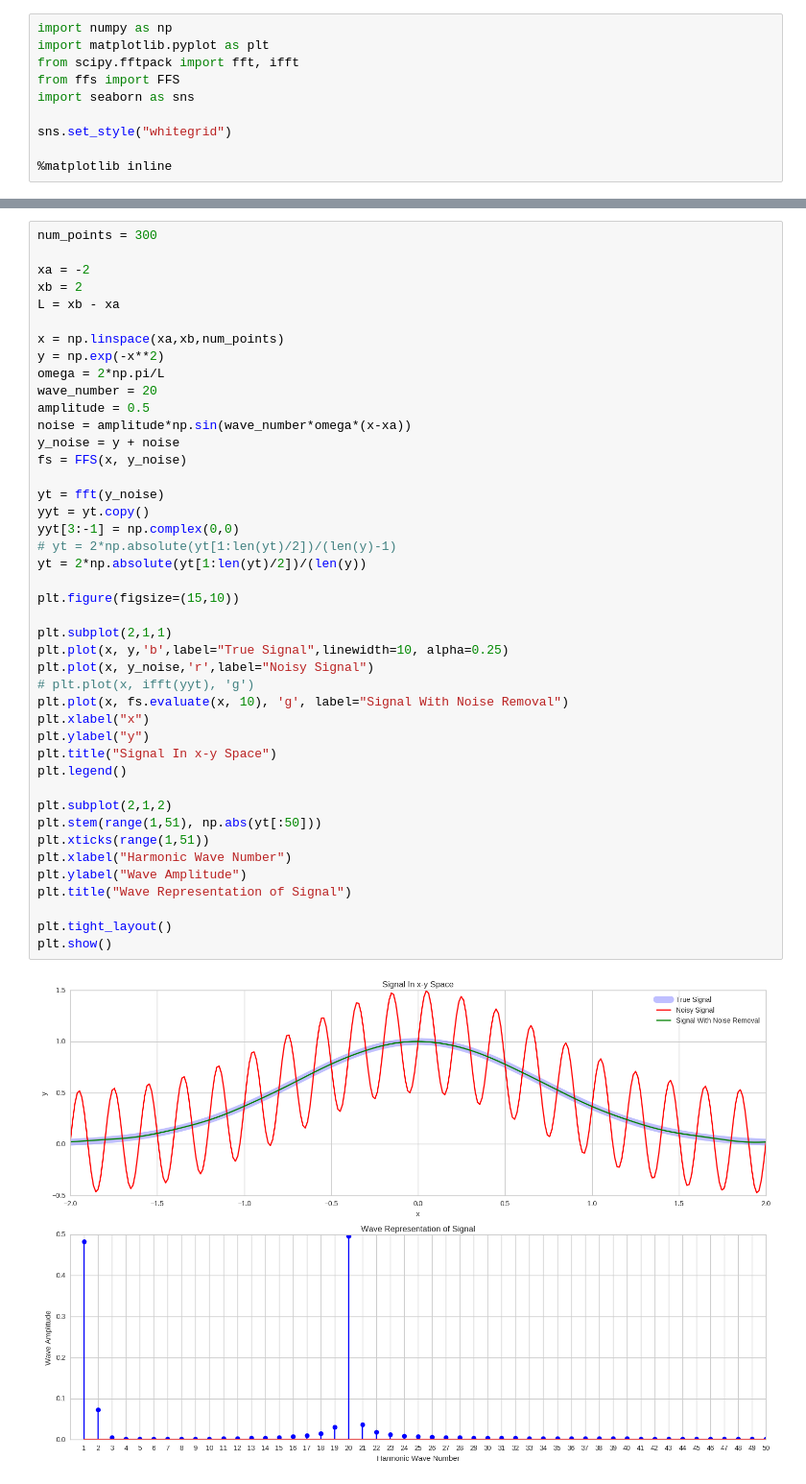
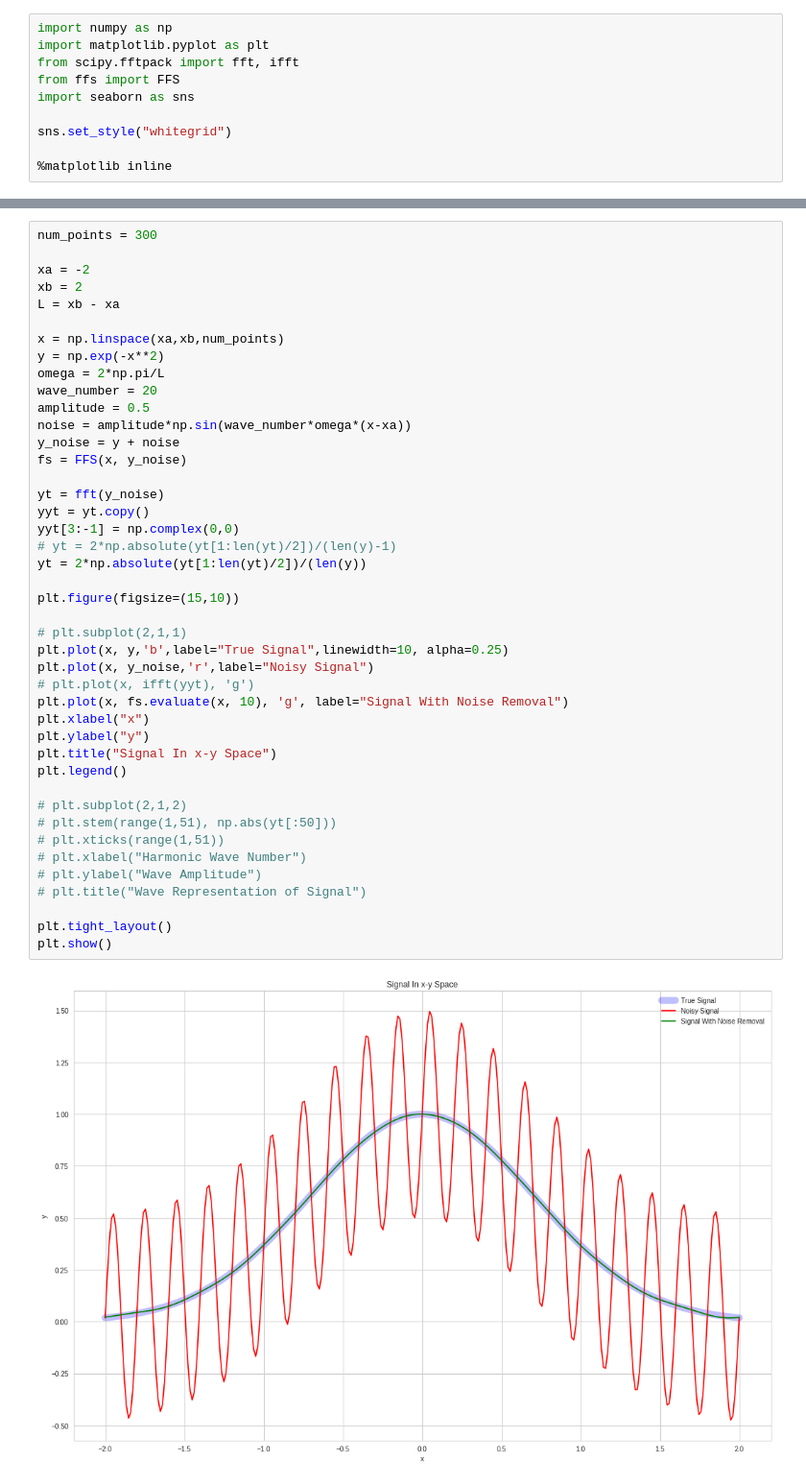
Before and after one commit to jbhersch/fast_fourier_series, a Jupyter notebook: noise_removal.ipynb, the cells around one changed output, grey strips where cells are left out. Shown: that part at 96% size. Saved outputs shown, nothing was run; the diff lists cells and outputs as text.

```diff
--- a/noise_removal.ipynb
+++ b/noise_removal.ipynb
@@ -63,38 +61,38 @@ L = xb - xa
 x = np.linspace(xa,xb,num_points)
 y = np.exp(-x**2)
 omega = 2*np.pi/L
 wave_number = 20
 amplitude = 0.5
 noise = amplitude*np.sin(wave_number*omega*(x-xa))
 y_noise = y + noise
 fs = FFS(x, y_noise)
 
 yt = fft(y_noise)
 yyt = yt.copy()
 yyt[3:-1] = np.complex(0,0)
 # yt = 2*np.absolute(yt[1:len(yt)/2])/(len(y)-1)
 yt = 2*np.absolute(yt[1:len(yt)/2])/(len(y))
 
 plt.figure(figsize=(15,10))
 
-plt.subplot(2,1,1)
+# plt.subplot(2,1,1)
 plt.plot(x, y,'b',label="True Signal",linewidth=10, alpha=0.25)
 plt.plot(x, y_noise,'r',label="Noisy Signal")
 # plt.plot(x, ifft(yyt), 'g')
 plt.plot(x, fs.evaluate(x, 10), 'g', label="Signal With Noise Removal")
 plt.xlabel("x")
 plt.ylabel("y")
 plt.title("Signal In x-y Space")
 plt.legend()
 
-plt.subplot(2,1,2)
-plt.stem(range(1,51), np.abs(yt[:50]))
-plt.xticks(range(1,51))
-plt.xlabel("Harmonic Wave Number")
-plt.ylabel("Wave Amplitude")
-plt.title("Wave Representation of Signal")
+# plt.subplot(2,1,2)
+# plt.stem(range(1,51), np.abs(yt[:50]))
+# plt.xticks(range(1,51))
+# plt.xlabel("Harmonic Wave Number")
+# plt.ylabel("Wave Amplitude")
+# plt.title("Wave Representation of Signal")
 
 plt.tight_layout()
 plt.show()
 # %% [output]
-[figure, old version]
+[figure, new version]
```
Also changed, not shown: parts of 21 cells of this notebook, 8 other files.
